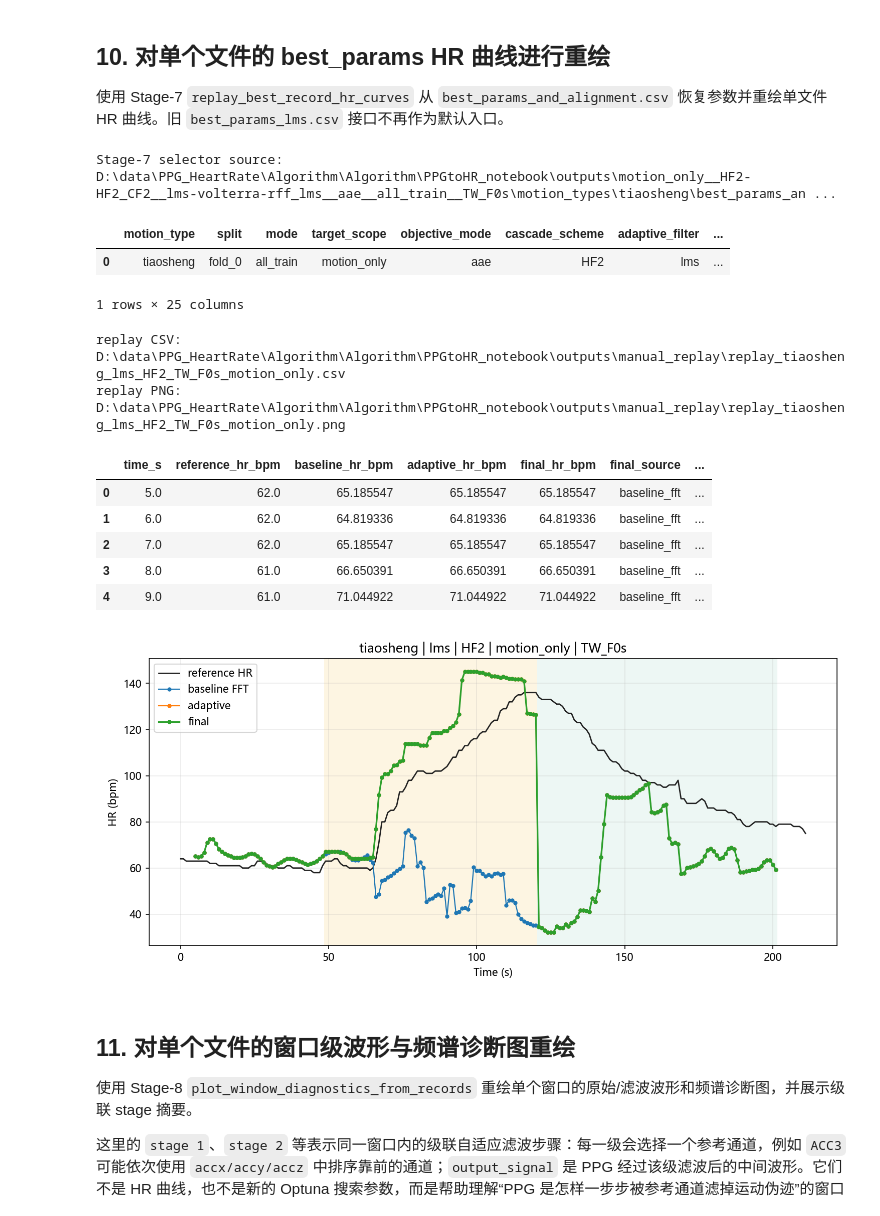
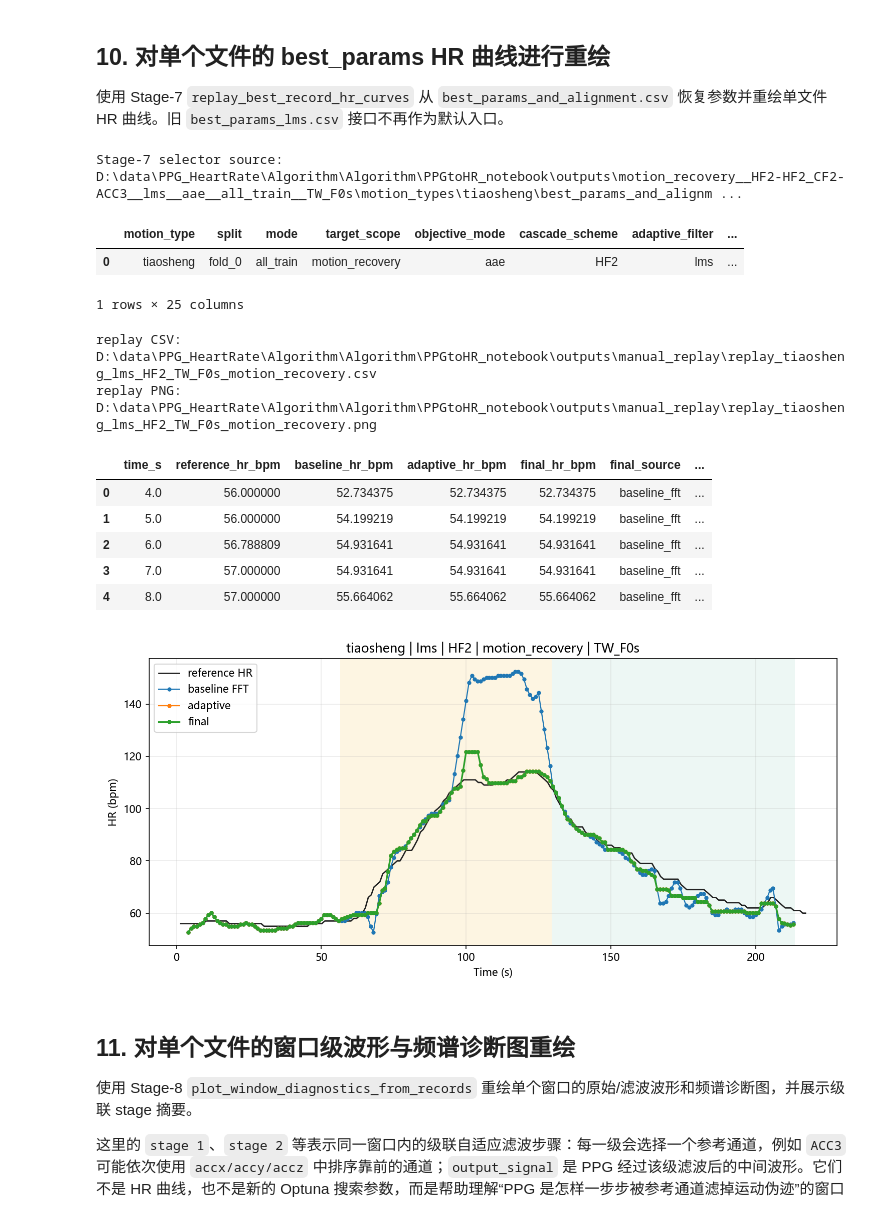
Before and after one commit to Scp-918/python_notebook_base3, a Jupyter notebook: notebooks/run_batch_adaptive_protocol.ipynb, the cells around one changed output. Drawn from its saved outputs; the diff is of its cells as text; code cells hidden in the pictures.

```diff
--- a/notebooks/run_batch_adaptive_protocol.ipynb
+++ b/notebooks/run_batch_adaptive_protocol.ipynb
@@ -725,13 +725,14 @@ target_scope_values = [item.value for item in TargetScope]
 # else:
 #     ACTIVE_TARGET_SCOPES = ["motion_post10"]
 #     print("TargetScope 不包含 global，保留 motion_post10 作为 all_train 上限检查。")
-ACTIVE_TARGET_SCOPES = ["motion_only"]
+ACTIVE_TARGET_SCOPES = ["motion_recovery"]
 
-ACTIVE_CASCADE_SCHEMES = ["HF2","HF2_CF2"]
-ACTIVE_ADAPTIVE_FILTERS = ["lms","volterra","rff_lms"]
+ACTIVE_CASCADE_SCHEMES = ["HF2","HF2_CF2","ACC3"]
+ACTIVE_ADAPTIVE_FILTERS = ["lms"]
 CASCADE_TRAIN_BUDGETS = {
-    "HF2": {"n_trials": 1, "n_repeats": 1},
-    "HF2_CF2": {"n_trials": 1, "n_repeats": 1},
+    "HF2": {"n_trials": 75, "n_repeats": 3},
+    "HF2_CF2": {"n_trials": 75, "n_repeats": 3},
+    "ACC3": {"n_trials": 75, "n_repeats": 3},
     }
 OPTIMIZATION_OBJECTIVE = "aae"
 DATA_SPLIT_MODE = "all_train"
@@ -801,24 +798,24 @@ best_metrics.csv True D:\data\PPG_HeartRate\Algorithm\Algorithm\PPGtoHR_notebook
 # %%
-# ===== 小白导读：第 8 块 63 模式连通性检查 =====
-# 作用：可选地跑 3 个 target scope x 7 个 cascade scheme x 3 个滤波器，用于检查完整组合是否能连通。
-# 输入：RUN_FULL_63_MODE_TEST 开关，以及本块列出的 target_scopes/cascade_schemes/adaptive_filters。
-# 输出：开启时生成 result_full_63；关闭时只打印跳过提示，不会耗时训练。
-# 数据流向：若运行成功，第 9/10/11/12 块可以改用 result_full_63 的 output_root 做检查和回放。
+# ===== 小白导读：第 8 块 84 模式连通性检查 =====
+# 作用：可选地跑 3 个 target scope x 7 个 cascade scheme x 4 个滤波器，用于检查完整组合是否能连通。
+# 输入：RUN_FULL_84_MODE_TEST 开关，以及本块列出的 target_scopes/cascade_schemes/adaptive_filters。
+# 输出：开启时生成 result_full_84；关闭时只打印跳过提示，不会耗时训练。
+# 数据流向：若运行成功，第 9/10/11/12 块可以改用 result_full_84 的 output_root 做检查和回放。
 # 使用范例：默认 False；只有确认第 7 块小规模训练可跑通后，再手动改 True。
-# 关键提醒：这里定义的是 63 模式；如果加入 global，就变成 84 模式，应单独说明，避免结果混淆。
+# 关键提醒：这里定义的是 84 模式；如果加入 global，就变成 112 模式，应单独说明，避免结果混淆。
 
-RUN_FULL_63_MODE_TEST = False
+RUN_FULL_84_MODE_TEST = False
 
-if RUN_FULL_63_MODE_TEST:
+if RUN_FULL_84_MODE_TEST:
     ACTIVE_TARGET_SCOPES = ["motion_only", "motion_recovery", "motion_post10"]
     ACTIVE_CASCADE_SCHEMES = ["ACC3", "HF2", "CF2", "HF2_CF2", "CF2_HF2", "ACC3_HF2", "HF2_ACC3"]
-    ACTIVE_ADAPTIVE_FILTERS = ["lms", "volterra", "rff_lms"]
+    ACTIVE_ADAPTIVE_FILTERS = ["lms", "volterra", "rff_lms", "klms"]
     CASCADE_TRAIN_BUDGETS = make_budgets(ACTIVE_CASCADE_SCHEMES, n_trials=1, n_repeats=1)
     OPTIMIZATION_OBJECTIVE = "accuracy"
     DATA_SPLIT_MODE = "split"
     VAL_GROUPS_PER_TYPE = 1
     TEST_GROUPS_PER_TYPE = 1
-    result_full_63 = run_training_cell(
+    result_full_84 = run_training_cell(
         active_target_scopes=ACTIVE_TARGET_SCOPES,
         active_cascade_schemes=ACTIVE_CASCADE_SCHEMES,
         active_adaptive_filters=ACTIVE_ADAPTIVE_FILTERS,
@@ -832,7 +829,7 @@ if RUN_FULL_63_MODE_TEST:
         qc_policy=QC_POLICY,
     )
 else:
-    print("RUN_FULL_63_MODE_TEST=False，已跳过完整 63 模式测试。")
+    print("RUN_FULL_84_MODE_TEST=False，已跳过完整 84 模式测试。")
 # %% [markdown]
 ## 9. 输出检查
 
@@ -840,15 +837,15 @@ else:
 # %%
 # ===== 小白导读：第 9 块 Stage-6 输出检查 =====
 # 作用：检查每个运动类型目录中是否存在新的 Stage-6 记录文件，并展示关键列和 fusion 分布。
-# 输入：RESULT_TO_CHECK，通常来自 result_all_train 或 result_full_63；也可以手动指定已有结果对象。
+# 输入：RESULT_TO_CHECK，通常来自 result_all_train 或 result_full_84；也可以手动指定已有结果对象。
 # 输出：每个 motion_type 的 best_params_and_alignment.csv、best_metrics.csv、motion_frequency_and_params.csv 和 full_report.json 摘要。
 # 数据流向：第 10/11/12 块会继续读取这些 Stage-6 文件进行 replay、窗口诊断和跨运动汇总。
 # 使用范例：如果第 10 块找不到 best_params_and_alignment.csv，先回到本块看 motion_type_dirs 是否正确。
 # 关键列：TW_F、normalization_mode、best_tdelay_s、time_bias_after_s、n_qc_fallback 等用于确认流程是否和固定参数一致。
 
 RESULT_TO_CHECK = globals().get(
-    "result_full_63",
-    globals().get("result_leave_one_group_out", globals().get("result_all_train", globals().get("result_split", None))),
+    "result_full_84",
+    globals().get("result_full_63", globals().get("result_leave_one_group_out", globals().get("result_all_train", globals().get("result_split", None)))),
 )
 
 STAGE6_FILES = [
@@ -954,14 +945,14 @@ Stage-6 必需列检查 OK
 
 RUN_STAGE7_REPLAY = True
 
-REPLAY_SIGNAL_CSV = TESTDATA_DIR / "multi_tiaosheng1.csv"
-REPLAY_REF_CSV = TESTDATA_DIR / "multi_tiaosheng1_ref.csv"
+REPLAY_SIGNAL_CSV = TESTDATA_DIR / "multi_tiaosheng5.csv"
+REPLAY_REF_CSV = TESTDATA_DIR / "multi_tiaosheng5_HR_ref.csv"
 REPLAY_RESULTS_ROOT = Path(getattr(globals().get("RESULT_TO_CHECK", None), "output_root", RUN_OUTPUT_DIR))
 REPLAY_OUTPUT_DIR = OUTPUT_ROOT / "manual_replay"
 REPLAY_MOTION_TYPE = "tiaosheng"
 REPLAY_TARGET_SCOPE = ACTIVE_TARGET_SCOPES[0] if ACTIVE_TARGET_SCOPES else "global"
 REPLAY_ADAPTIVE_FILTER = "lms"
-REPLAY_CASCADE_SCHEME = "HF2"
+REPLAY_CASCADE_SCHEME = "HF2+CF2"
 REPLAY_ADAPTIVE_DATA_TYPE = ""
 REPLAY_TW_F = TW_F
 
@@ -1040,43 +1031,43 @@ if RUN_STAGE7_REPLAY:
 
         replay_paths = replay_best_record_hr_curves(
             signal_csv=REPLAY_SIGNAL_CSV,
             ref_csv=REPLAY_REF_CSV,
             results_root=REPLAY_RESULTS_ROOT,
             output_dir=REPLAY_OUTPUT_DIR,
             motion_type=REPLAY_MOTION_TYPE,
             split=REPLAY_SPLIT,
             mode=REPLAY_MODE,
             target_scope=REPLAY_TARGET_SCOPE,
             adaptive_filter=REPLAY_ADAPTIVE_FILTER,
             adaptive_data_type=REPLAY_ADAPTIVE_DATA_TYPE,
             cascade_scheme=REPLAY_CASCADE_SCHEME,
             TW_F=REPLAY_TW_F,
             fs_origin=FS_ORIGIN,
         )
         REPLAY_CSV = replay_paths["csv"]
         REPLAY_PNG = replay_paths["plot"]
         print("replay CSV:", REPLAY_CSV)
         print("replay PNG:", REPLAY_PNG)
         display(pd.read_csv(REPLAY_CSV).head())
         display(Image(filename=str(REPLAY_PNG)))
     except Exception as exc:
         print("Stage-7 replay 未执行:", exc)
 else:
     print("RUN_STAGE7_REPLAY=False，已跳过 Stage-7 replay。")
 # %% [output]
-Stage-7 selector source: D:\data\PPG_HeartRate\Algorithm\Algorithm\PPGtoHR_notebook\outputs\motion_only__HF2-HF2_CF2__lms-volterra-rff_lms__aae__all_train__TW_F0s\motion_types\tiaosheng\best_params_an ...
+Stage-7 selector source: D:\data\PPG_HeartRate\Algorithm\Algorithm\PPGtoHR_notebook\outputs\motion_recovery__HF2-HF2_CF2-ACC3__lms__aae__all_train__TW_F0s\motion_types\tiaosheng\best_params_and_alignm ...
 |  | motion_type | split | mode | target_scope | objective_mode | cascade_scheme | adaptive_filter | ... |
-| 0 | tiaosheng | fold_0 | all_train | motion_only | aae | HF2 | lms | ... |
+| 0 | tiaosheng | fold_0 | all_train | motion_recovery | aae | HF2 | lms | ... |
 1 rows × 25 columns
-replay CSV: D:\data\PPG_HeartRate\Algorithm\Algorithm\PPGtoHR_notebook\outputs\manual_replay\replay_tiaosheng_lms_HF2_TW_F0s_motion_only.csv
-replay PNG: D:\data\PPG_HeartRate\Algorithm\Algorithm\PPGtoHR_notebook\outputs\manual_replay\replay_tiaosheng_lms_HF2_TW_F0s_motion_only.png
+replay CSV: D:\data\PPG_HeartRate\Algorithm\Algorithm\PPGtoHR_notebook\outputs\manual_replay\replay_tiaosheng_lms_HF2_TW_F0s_motion_recovery.csv
+replay PNG: D:\data\PPG_HeartRate\Algorithm\Algorithm\PPGtoHR_notebook\outputs\manual_replay\replay_tiaosheng_lms_HF2_TW_F0s_motion_recovery.png
 |  | time_s | reference_hr_bpm | baseline_hr_bpm | adaptive_hr_bpm | final_hr_bpm | final_source | ... |
-| 0 | 5.0 | 62.0 | 65.185547 | 65.185547 | 65.185547 | baseline_fft | ... |
-| 1 | 6.0 | 62.0 | 64.819336 | 64.819336 | 64.819336 | baseline_fft | ... |
-| 2 | 7.0 | 62.0 | 65.185547 | 65.185547 | 65.185547 | baseline_fft | ... |
-| 3 | 8.0 | 61.0 | 66.650391 | 66.650391 | 66.650391 | baseline_fft | ... |
-| 4 | 9.0 | 61.0 | 71.044922 | 71.044922 | 71.044922 | baseline_fft | ... |
+| 0 | 4.0 | 56.000000 | 52.734375 | 52.734375 | 52.734375 | baseline_fft | ... |
+| 1 | 5.0 | 56.000000 | 54.199219 | 54.199219 | 54.199219 | baseline_fft | ... |
+| 2 | 6.0 | 56.788809 | 54.931641 | 54.931641 | 54.931641 | baseline_fft | ... |
+| 3 | 7.0 | 57.000000 | 54.931641 | 54.931641 | 54.931641 | baseline_fft | ... |
+| 4 | 8.0 | 57.000000 | 55.664062 | 55.664062 | 55.664062 | baseline_fft | ... |
-[figure, old version]
+[figure, new version]
 # %% [markdown]
 ## 11. 对单个文件的窗口级波形与频谱诊断图重绘
 
```
Also changed, not shown: parts of 4 cells of this notebook, 14 other files.
